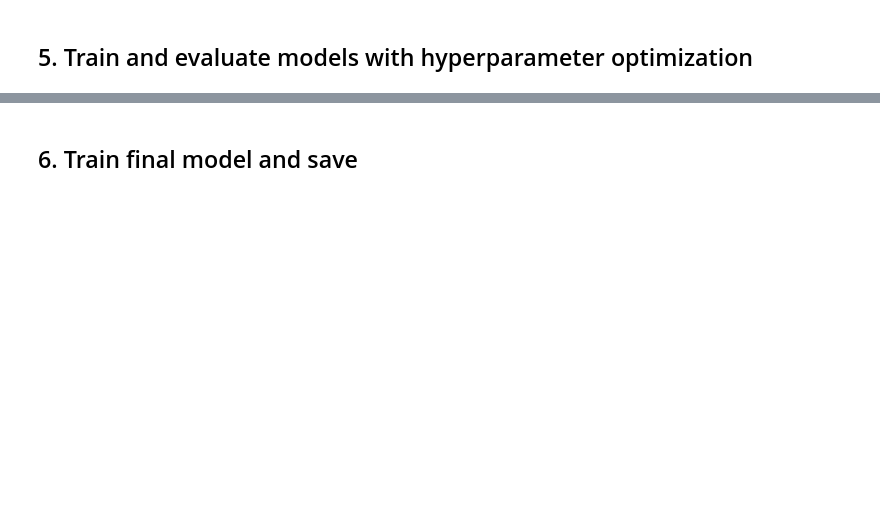
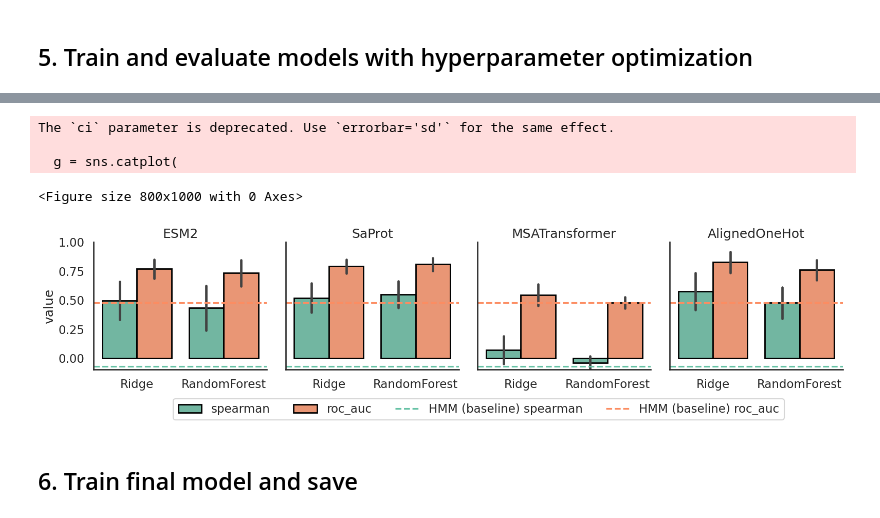
Before and after one commit to EvanKomp/aide_predict, a Jupyter notebook: showcase/wt_petase_model_creation.ipynb, the cells around one changed output, grey strips where cells are left out. Cells and saved outputs as stored; diff of their text form; code cells hidden in the pictures; blank space fills up the shorter version.

```diff
--- a/showcase/wt_petase_model_creation.ipynb
+++ b/showcase/wt_petase_model_creation.ipynb
@@ -85,7 +113,7 @@ scoring = {
     'roc_auc': lambda est, X, y: roc_auc_score(y > 0.001, est.predict(X))
 }
 # %%
-def construct_pipeline(embedder, model, pca: bool=False):
+def construct_pipeline(embedder, model, pca: bool=True):
     if not pca:
         return Pipeline([
             ('embedder', embedder),
@@ -98,11 +126,11 @@ def construct_pipeline(embedder, model, pca: bool=False):
             ('embedder', embedder),
             ('var', VarianceThreshold()),
             ('scaler', StandardScaler()),
-            ('pca', PCA(n_components=0.95)),
+            ('pca', PCA(n_components=0.98)),
             ('model', model)
         ])
 
-def evaluate_pipeline_with_hyperopt(embedder, model_info, n_iter=10):
+def evaluate_pipeline_with_hyperopt(embedder_name, embedder, model_info, n_iter=10):
     """Run hyperparameter optimization on a pipeline with a given embedder and model
 
     Params:
@@ -111,7 +139,8 @@ def evaluate_pipeline_with_hyperopt(embedder, model_info, n_iter=10):
         'model': sklearn model object
         'param_distributions': dict of hyperparameter distributions for RandomizedSearchCV
     """
-    pipeline = construct_pipeline(embedder, model_info['model'])
+    do_pca = 'OneHot' not in embedder_name
+    pipeline = construct_pipeline(embedder, model_info['model'], pca=do_pca)
     random_search = RandomizedSearchCV(
         pipeline,
         param_distributions=model_info['param_dist'],
@@ -119,6 +148,7 @@ def evaluate_pipeline_with_hyperopt(embedder, model_info, n_iter=10):
         cv=cv_obj,
         scoring=scoring,
         refit='spearman',
+        verbose=2,
         n_jobs=1)
     random_search.fit(X, y)
 
@@ -140,16 +186,16 @@ print('Baseline scores:', baseline_scores)
 # %%
 embedders = {
     'ESM2': ap.ESM2Embedding(
-        metadata_folder='esm2_embeddings', model_checkpoint='esm2_t33_650M_UR50D', device='mps', pool='mean'),
-    'SaProt': ap.SaProtEmbedding(metadata_folder='saprot_embeddings', device='mps', pool='mean'),
+        metadata_folder='esm2_embeddings', model_checkpoint='esm2_t33_650M_UR50D', device='cuda:1', pool='mean'),
+    'SaProt': ap.SaProtEmbedding(metadata_folder='saprot_embeddings', device='cuda:1', pool='mean'),
     'MSATransformer': ap.MSATransformerEmbedding(
-        metadata_folder='msa_embeddings', device='mps', pool='mean',
-        n_msa_seqs=32
+        metadata_folder='msa_embeddings', device='cuda:1', pool=False, flatten=True, # chosen because there will be a lot of gaps, so mean pool will get saturated by gaps
+        n_msa_seqs=31, batch_size=32
     ),
     'AlignedOneHot': ap.OneHotAlignedEmbedding(
         metadata_folder='onehot_embeddings')
 }
 # fit the models that have fixed fitting over folds
-embedders['ESM2'].fit([])
-embedders['SaProt'].fit([])
-embedders['MSATransformer'].fit(msa)
+embedders['ESM2'].fit()
+embedders['SaProt'].fit()
+embedders['MSATransformer'].fit()
@@ -156,10 +209,9 @@ embedders['MSATransformer'].fit(msa)
 # %%
 models = {
-    'ElasticNet': {
-        'model': ElasticNet(),
+    'Ridge': {
+        'model': Ridge(),
         'param_dist': {
             'model__alpha': loguniform(1e-5, 1e2),
-            'model__l1_ratio': np.linspace(0, 1, 11)
         }
     },
     'RandomForest': {
@@ -187,7 +259,7 @@ for embedder_name, embedder in embedders.items():
             continue
         else:
             print(f"Evaluating {embedder_name} with {model_name}...")
-        best_params, scores = evaluate_pipeline_with_hyperopt(embedder, model_info, n_iter=200)
+        best_params, scores = evaluate_pipeline_with_hyperopt(embedder_name, embedder, model_info, n_iter=50)
         results[f'{embedder_name}_{model_name}'] = {
             'embedder': embedder_name,
             'model': model_name,
@@ -224,34 +305,42 @@ g = sns.catplot(
     kind="bar",
     x="model",
     y="value",
     hue="metric",
     col="embedder",
     height=4,
     aspect=1.0,
     palette="Set2",
     col_wrap=4,
     ci="sd",
     legend=True,  # We'll add the legend manually
     # change color
     edgecolor='black',
     linewidth=2
 
 )
 # remove legend from seaborn
 g._legend.remove()
 # add baselines of the same color as the bars
 for ax in g.axes.flat:
     for i, metric in enumerate(['spearman', 'roc_auc']):
         ax.axhline(baseline_scores[metric], color=sns.color_palette("Set2")[i], linestyle='--', label=f'HMM (baseline) {metric}')
-    ax.set_ylim(0, 1)
+    ax.set_ylim(-.1, 1)
 
 plt.legend(loc='upper center', bbox_to_anchor=(-1.1, -0.18), ncol=4)
 # Customize the plot
 g.set_axis_labels("")
 g.set_titles("{col_name}")
 
+# lower the
+
 # Display the plot
 plt.savefig('p740_model_comparison.png', bbox_inches='tight', dpi=300)
+# %% [output]
+The `ci` parameter is deprecated. Use `errorbar='sd'` for the same effect.
+
+  g = sns.catplot(
+<Figure size 800x1000 with 0 Axes>
+[figure, added]
 # %% [markdown]
 ## 6. Train final model and save
 # %%
```
Also changed, not shown: parts of 25 cells of this notebook, 23 other files.
